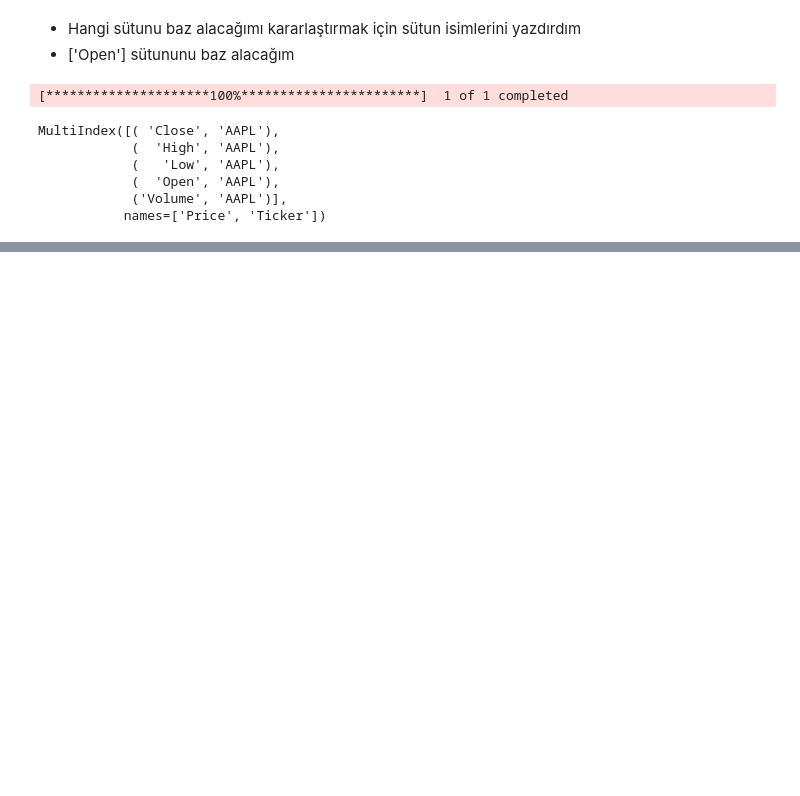
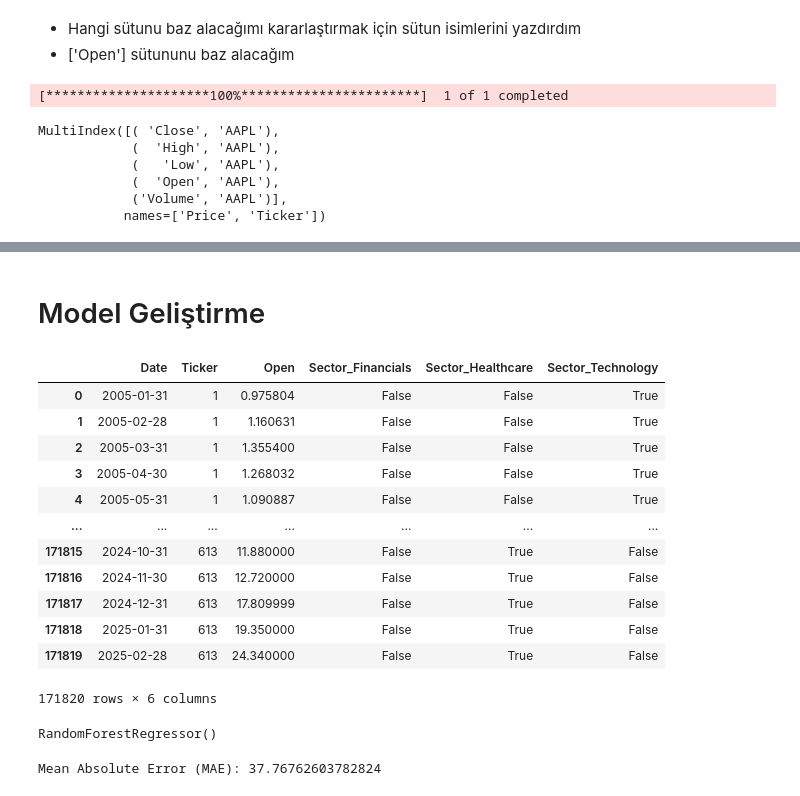
Before and after one commit to Emin-35/Data-Intensive-Applications-Module-Project, a Jupyter notebook: YZUP-VYU-Proje.ipynb, the cells around one changed output, grey strips where cells are left out. Saved outputs shown, nothing was run; the diff lists cells and outputs as text; code cells hidden in the pictures; blank space fills up the shorter version.

```diff
--- a/YZUP-VYU-Proje.ipynb
+++ b/YZUP-VYU-Proje.ipynb
@@ -320,0 +463,5 @@ data_monthly_mom
+# %%
+# Oluşturduğumuz tabloyu okuyalaım
+combined_data = pd.read_csv('../data/processed_data/LOG_combined_data.csv')
+
+combined_data.head()
@@ -320,0 +487,3 @@ data_monthly_mom
+# %%
+# Date sütununu datetime64 formuna çevirdim
+combined_data['Date'] = pd.to_datetime(combined_data['Date'])
@@ -320,0 +530,5 @@ data_monthly_mom
+# %%
+# One-hot encoding uygulama: 'Sector' sütununu dönüştürüyoruz.
+combined_data_encoded = pd.get_dummies(combined_data, columns=['Sector'])
+
+print(combined_data_encoded.head())
@@ -358,0 +768,23 @@ ImportError: cannot import name 'cwt' from 'scipy.signal' (D:\Anaconda\Lib\site-
+# %% [markdown]
+# Model Geliştirme
+# %%
+from sklearn.preprocessing import LabelEncoder
+
+# 'Date' sütununu datetime formatına dönüştürme
+combined_data_encoded['Date'] = pd.to_datetime(combined_data_encoded['Date'])
+# %%
+combined_data_encoded
+# %% [output]
+|  | Date | Ticker | Open | Sector_Financials | Sector_Healthcare | Sector_Technology |
+| 0 | 2005-01-31 | 1 | 0.975804 | False | False | True |
+| 1 | 2005-02-28 | 1 | 1.160631 | False | False | True |
+| 2 | 2005-03-31 | 1 | 1.355400 | False | False | True |
+| 3 | 2005-04-30 | 1 | 1.268032 | False | False | True |
+| 4 | 2005-05-31 | 1 | 1.090887 | False | False | True |
+| ... | ... | ... | ... | ... | ... | ... |
+| 171815 | 2024-10-31 | 613 | 11.880000 | False | True | False |
+| 171816 | 2024-11-30 | 613 | 12.720000 | False | True | False |
+| 171817 | 2024-12-31 | 613 | 17.809999 | False | True | False |
+| 171818 | 2025-01-31 | 613 | 19.350000 | False | True | False |
+| 171819 | 2025-02-28 | 613 | 24.340000 | False | True | False |
+171820 rows × 6 columns
@@ -358,0 +800,6 @@ ImportError: cannot import name 'cwt' from 'scipy.signal' (D:\Anaconda\Lib\site-
+# %%
+from sklearn.ensemble import RandomForestRegressor
+rf = RandomForestRegressor()
+rf.fit(X_train, y_train)
+# %% [output]
+RandomForestRegressor()
@@ -358,0 +808,6 @@ ImportError: cannot import name 'cwt' from 'scipy.signal' (D:\Anaconda\Lib\site-
+# %%
+from sklearn.metrics import mean_absolute_error
+mae = mean_absolute_error(y_test, y_pred)
+print(f"Mean Absolute Error (MAE): {mae}")
+# %% [output]
+Mean Absolute Error (MAE): 37.76762603782824
```
Also changed, not shown: parts of 76 cells of this notebook, 17 other files.
